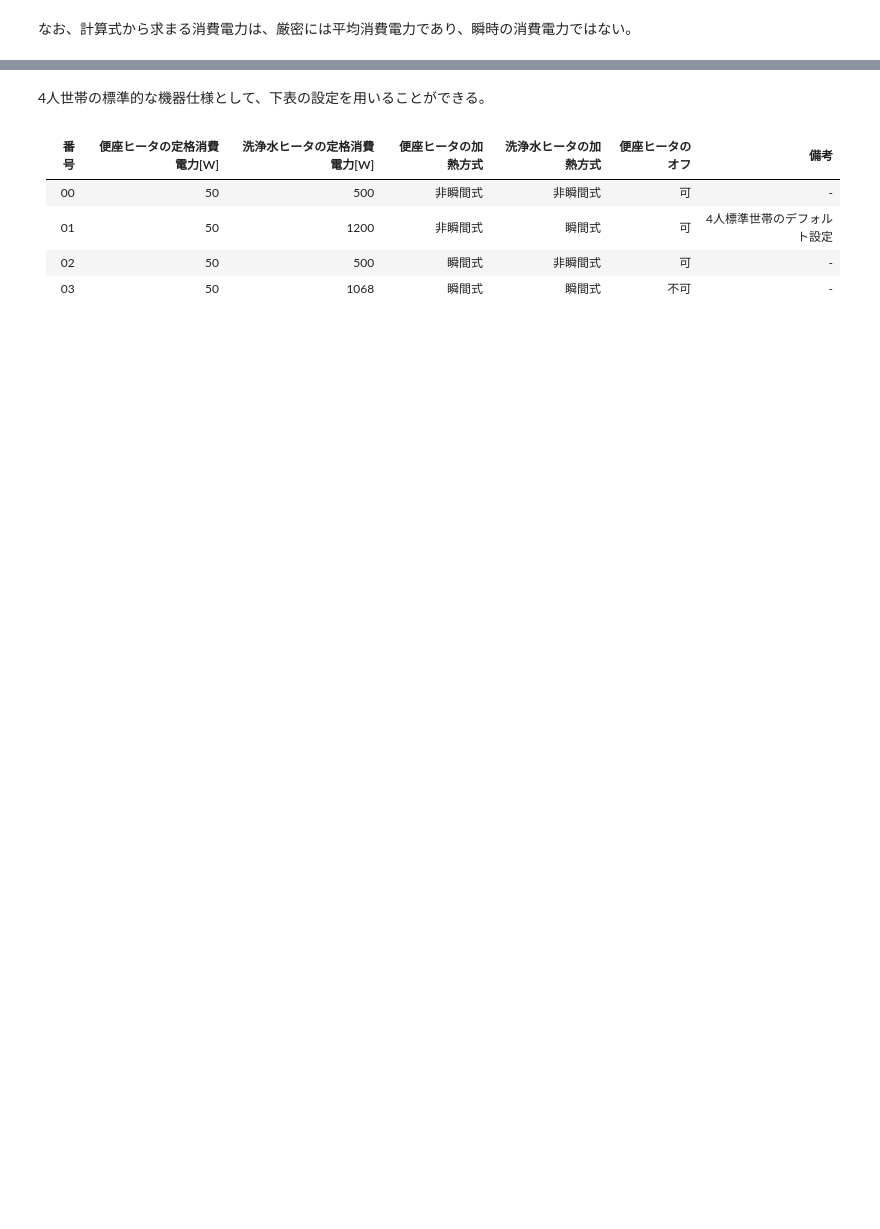
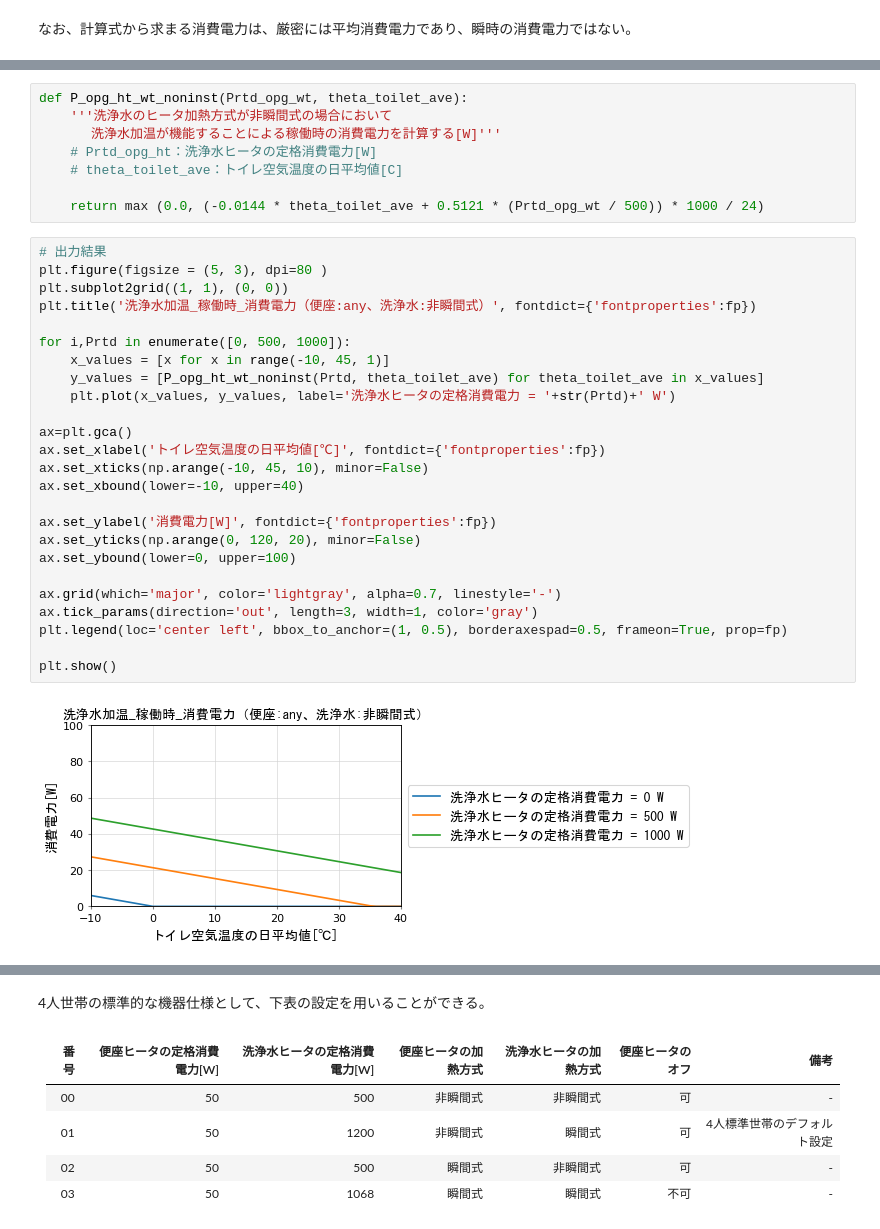
Before and after one commit to HiromiHabara/Jiritsu-EnergyUseOfApp, a Jupyter notebook: toiletseat.ipynb, the cells around one changed output, grey strips where cells are left out. Saved outputs shown, nothing was run; the diff lists cells and outputs as text; blank space fills up the shorter version.

```diff
--- a/toiletseat.ipynb
+++ b/toiletseat.ipynb
@@ -1132,0 +517,35 @@ plot_line_chart(check_theta,
+# %%
+def P_opg_ht_wt_noninst(Prtd_opg_wt, theta_toilet_ave):
+    '''洗浄水のヒータ加熱方式が非瞬間式の場合において
+    　 洗浄水加温が機能することによる稼働時の消費電力を計算する[W]'''
+    # Prtd_opg_ht：洗浄水ヒータの定格消費電力[W]
+    # theta_toilet_ave：トイレ空気温度の日平均値[C]
+
+    return max (0.0, (-0.0144 * theta_toilet_ave + 0.5121 * (Prtd_opg_wt / 500)) * 1000 / 24)
+# %%
+# 出力結果
+plt.figure(figsize = (5, 3), dpi=80 )
+plt.subplot2grid((1, 1), (0, 0))
+plt.title('洗浄水加温_稼働時_消費電力（便座:any、洗浄水:非瞬間式）', fontdict={'fontproperties':fp})
+
+for i,Prtd in enumerate([0, 500, 1000]):
+    x_values = [x for x in range(-10, 45, 1)]
+    y_values = [P_opg_ht_wt_noninst(Prtd, theta_toilet_ave) for theta_toilet_ave in x_values]
+    plt.plot(x_values, y_values, label='洗浄水ヒータの定格消費電力 = '+str(Prtd)+' W')
+
+ax=plt.gca()
+ax.set_xlabel('トイレ空気温度の日平均値[℃]', fontdict={'fontproperties':fp})
+ax.set_xticks(np.arange(-10, 45, 10), minor=False)
+ax.set_xbound(lower=-10, upper=40)
+
+ax.set_ylabel('消費電力[W]', fontdict={'fontproperties':fp})
+ax.set_yticks(np.arange(0, 120, 20), minor=False)
+ax.set_ybound(lower=0, upper=100)
+
+ax.grid(which='major', color='lightgray', alpha=0.7, linestyle='-')
+ax.tick_params(direction='out', length=3, width=1, color='gray')
+plt.legend(loc='center left', bbox_to_anchor=(1, 0.5), borderaxespad=0.5, frameon=True, prop=fp)
+
+plt.show()
+# %% [output]
+[figure, added]
```
Also changed, not shown: parts of 199 cells of this notebook, 1 other file.
